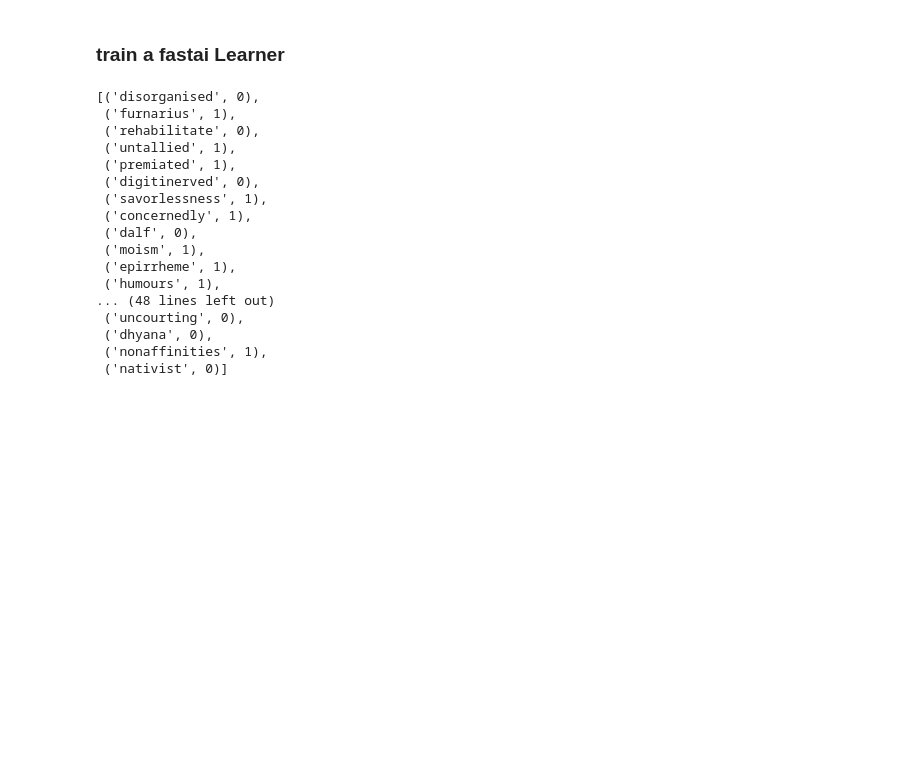
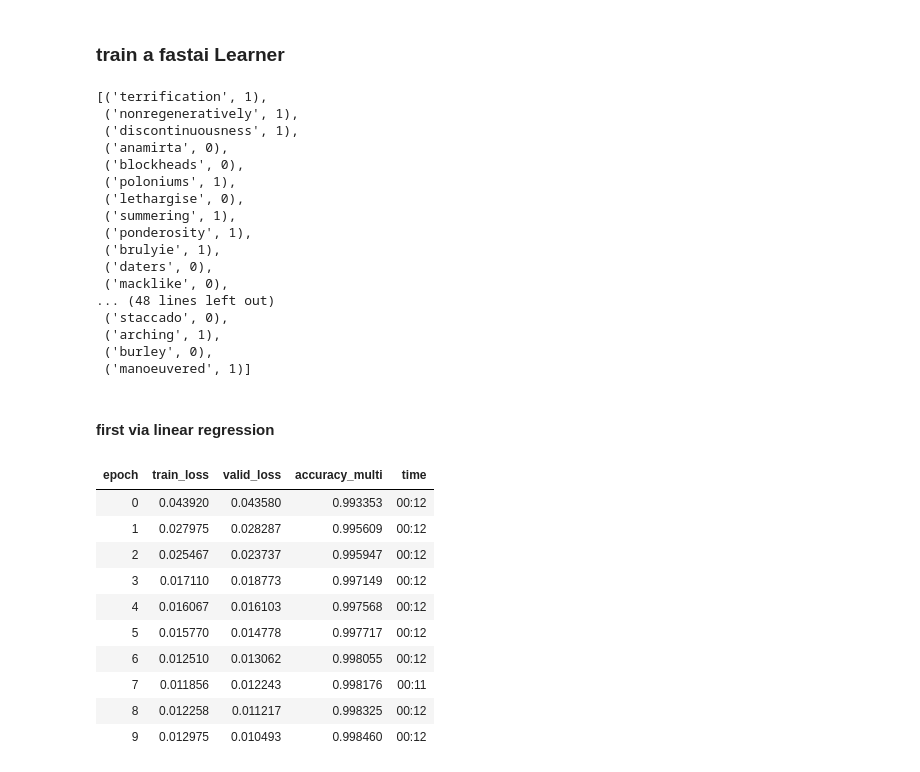
Before and after one commit to eugene-shvarts/fastai-sandbox, a Jupyter notebook: words.ipynb, the cells around one changed output. Drawn from its saved outputs; the diff is of its cells as text; code cells hidden in the pictures; blank space fills up the shorter version.

```diff
--- a/words.ipynb
+++ b/words.ipynb
@@ -201,21 +204,21 @@ dl = DataLoader(dset, batch_size=64, shuffle=True)
 # %%
-# let's examine a batch from the DataLoader
-[(tens2word(tens), label.item()) for (tens, label) in zip(*first(dl))]
+# let's examine a batch from a DataLoader
+[(tens2word(tens), label.item()) for (tens, label) in zip(*first(dls.valid))]
 # %% [output]
-[('disorganised', 0),
- ('furnarius', 1),
- ('rehabilitate', 0),
- ('untallied', 1),
- ('premiated', 1),
- ('digitinerved', 0),
- ('savorlessness', 1),
- ('concernedly', 1),
- ('dalf', 0),
- ('moism', 1),
- ('epirrheme', 1),
- ('humours', 1),
+[('terrification', 1),
+ ('nonregeneratively', 1),
+ ('discontinuousness', 1),
+ ('anamirta', 0),
+ ('blockheads', 0),
+ ('poloniums', 1),
+ ('lethargise', 0),
+ ('summering', 1),
+ ('ponderosity', 1),
+ ('brulyie', 1),
+ ('daters', 0),
+ ('macklike', 0),
 ... (48 lines left out)
- ('uncourting', 0),
- ('dhyana', 0),
- ('nonaffinities', 1),
- ('nativist', 0)]
+ ('staccado', 0),
+ ('arching', 1),
+ ('burley', 0),
+ ('manoeuvered', 1)]
@@ -225,4 +225,18 @@ dl = DataLoader(dset, batch_size=64, shuffle=True)
+# %% [markdown]
+#### first via linear regression
 # %%
-# let's start with a linear regression
-linear_model = nn.Linear(len(words), 1)
-learn = Learner(dls, linear_model, opt_func=SGD, loss_func=, metrics=)
+linear_model = nn.Linear(maxlen, 1)
+learn = Learner(dls, linear_model, opt_func=SGD, loss_func=BCEWithLogitsLossFlat(), metrics=partial(accuracy_multi, thresh=0.5))
+learn.fit(10, lr=1.)
+# %% [output]
+| epoch | train_loss | valid_loss | accuracy_multi | time |
+| 0 | 0.043920 | 0.043580 | 0.993353 | 00:12 |
+| 1 | 0.027975 | 0.028287 | 0.995609 | 00:12 |
+| 2 | 0.025467 | 0.023737 | 0.995947 | 00:12 |
+| 3 | 0.017110 | 0.018773 | 0.997149 | 00:12 |
+| 4 | 0.016067 | 0.016103 | 0.997568 | 00:12 |
+| 5 | 0.015770 | 0.014778 | 0.997717 | 00:12 |
+| 6 | 0.012510 | 0.013062 | 0.998055 | 00:12 |
+| 7 | 0.011856 | 0.012243 | 0.998176 | 00:11 |
+| 8 | 0.012258 | 0.011217 | 0.998325 | 00:12 |
+| 9 | 0.012975 | 0.010493 | 0.998460 | 00:12 |
```
Also changed, not shown: parts of 23 cells of this notebook.
